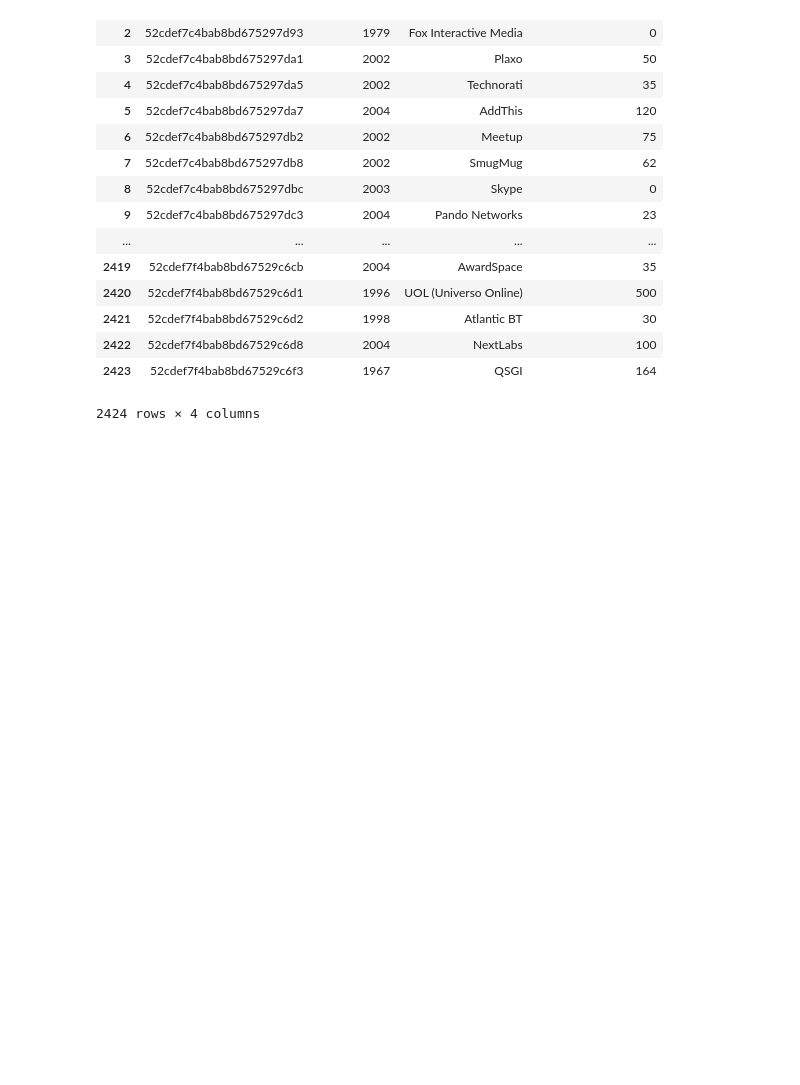
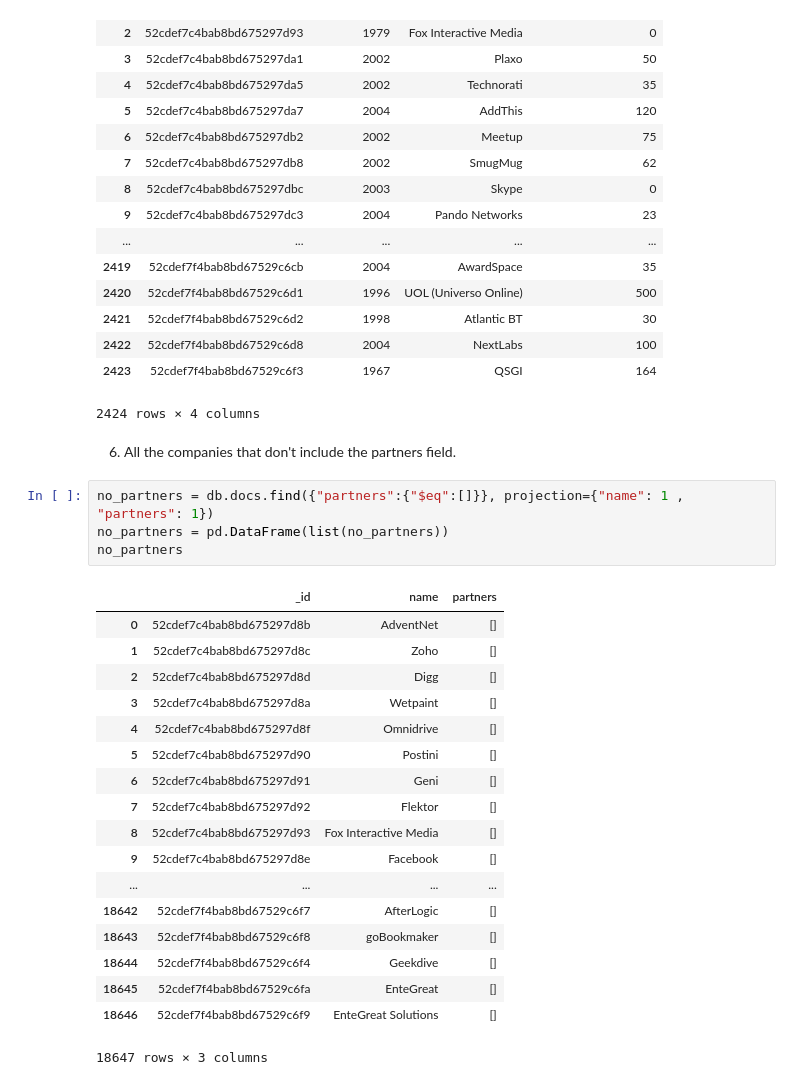
Before and after one commit to marisfont/madrid-oct-2018, a Jupyter notebook: module-2/lab-mongo/your-code.ipynb, the cells around one changed output. Cells and saved outputs as stored; diff of their text form; blank space fills up the shorter version.

```diff
--- a/module-2/lab-mongo/your-code.ipynb
+++ b/module-2/lab-mongo/your-code.ipynb
@@ -132,3 +127,28 @@ employees_founded
 | 2422 | 52cdef7f4bab8bd67529c6d8 | 2004 | NextLabs | 100 |
 | 2423 | 52cdef7f4bab8bd67529c6f3 | 1967 | QSGI | 164 |
 2424 rows × 4 columns
+# %% [markdown]
+6. All the companies that don't include the partners field.
+# %%
+no_partners = db.docs.find({"partners":{"$eq":[]}}, projection={"name": 1 , "partners": 1})
+no_partners = pd.DataFrame(list(no_partners))
+no_partners
+# %% [output]
+|  | _id | name | partners |
+| 0 | 52cdef7c4bab8bd675297d8b | AdventNet | [] |
+| 1 | 52cdef7c4bab8bd675297d8c | Zoho | [] |
+| 2 | 52cdef7c4bab8bd675297d8d | Digg | [] |
+| 3 | 52cdef7c4bab8bd675297d8a | Wetpaint | [] |
+| 4 | 52cdef7c4bab8bd675297d8f | Omnidrive | [] |
+| 5 | 52cdef7c4bab8bd675297d90 | Postini | [] |
+| 6 | 52cdef7c4bab8bd675297d91 | Geni | [] |
+| 7 | 52cdef7c4bab8bd675297d92 | Flektor | [] |
+| 8 | 52cdef7c4bab8bd675297d93 | Fox Interactive Media | [] |
+| 9 | 52cdef7c4bab8bd675297d8e | Facebook | [] |
+| ... | ... | ... | ... |
+| 18642 | 52cdef7f4bab8bd67529c6f7 | AfterLogic | [] |
+| 18643 | 52cdef7f4bab8bd67529c6f8 | goBookmaker | [] |
+| 18644 | 52cdef7f4bab8bd67529c6f4 | Geekdive | [] |
+| 18645 | 52cdef7f4bab8bd67529c6fa | EnteGreat | [] |
+| 18646 | 52cdef7f4bab8bd67529c6f9 | EnteGreat Solutions | [] |
+18647 rows × 3 columns
```
Also changed, not shown: parts of 8 cells of this notebook.
